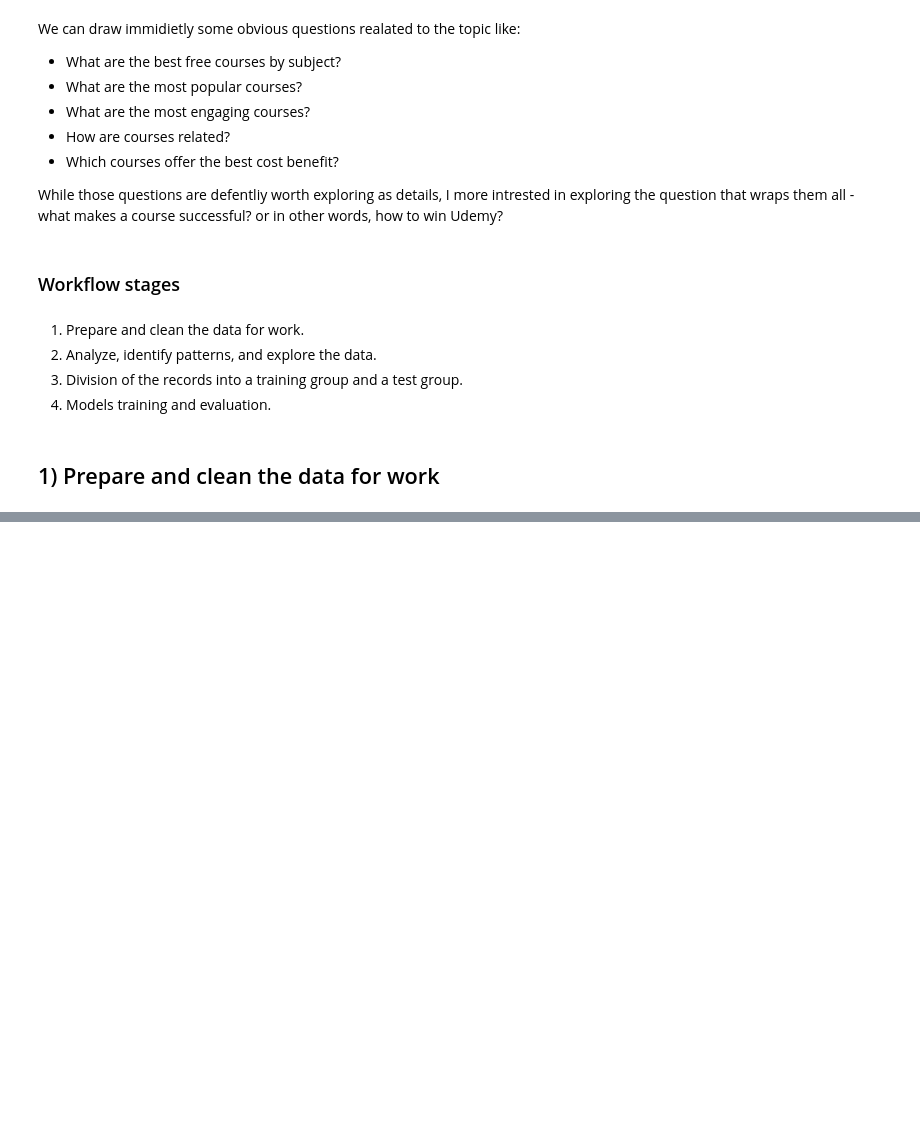
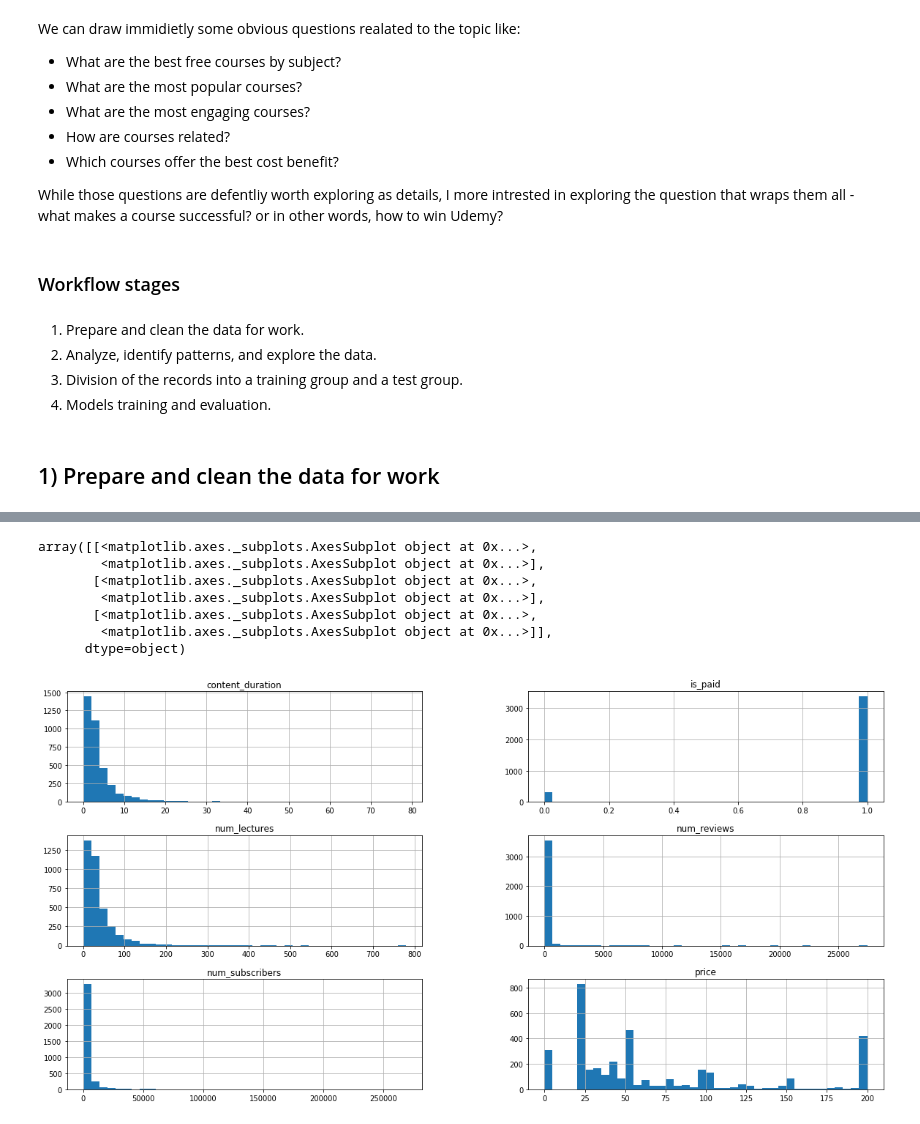
Before and after one commit to eelior/introduction-to-data-science-final-project, a Jupyter notebook: How to Win Udemy.ipynb, the cells around one changed output, grey strips where cells are left out. Cells and saved outputs as stored; diff of their text form; code cells hidden in the pictures; blank space fills up the shorter version.

```diff
--- a/How to Win Udemy.ipynb
+++ b/How to Win Udemy.ipynb
@@ -40,0 +172,19 @@ import matplotlib.pyplot as plt
+# %%
+clms = ['is_paid',
+ 'price',
+ 'num_subscribers',
+ 'num_reviews',
+ 'num_lectures',
+ 'level',
+ 'content_duration',
+ 'subject']
+data.hist(bins=40, column=clms, figsize=(20,10))
+# %% [output]
+array([[<matplotlib.axes._subplots.AxesSubplot object at 0x...>,
+        <matplotlib.axes._subplots.AxesSubplot object at 0x...>],
+       [<matplotlib.axes._subplots.AxesSubplot object at 0x...>,
+        <matplotlib.axes._subplots.AxesSubplot object at 0x...>],
+       [<matplotlib.axes._subplots.AxesSubplot object at 0x...>,
+        <matplotlib.axes._subplots.AxesSubplot object at 0x...>]],
+      dtype=object)
+[figure, added]
```
Also changed, not shown: parts of 26 cells of this notebook, 1 other file.
